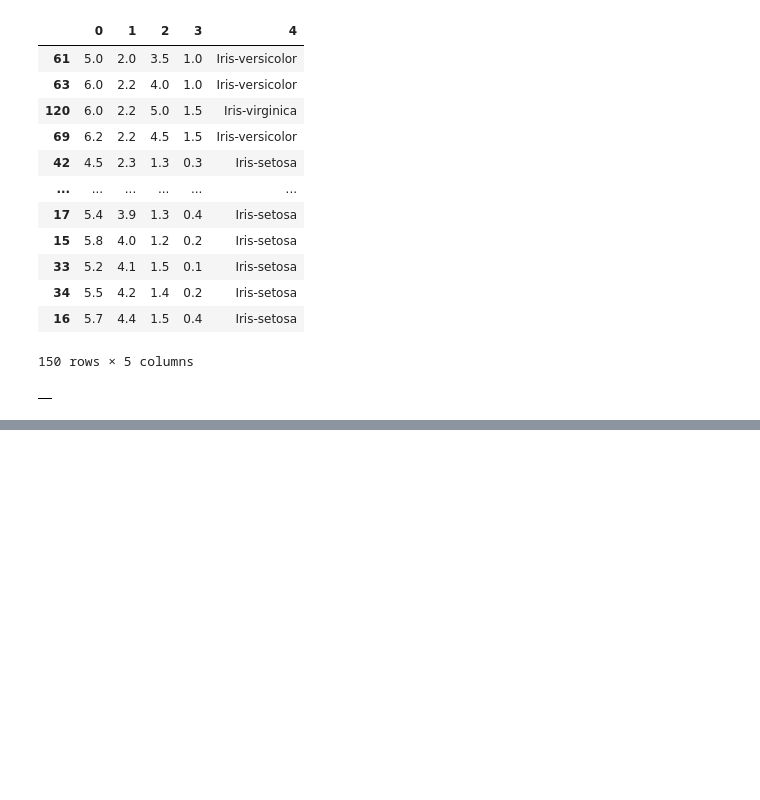
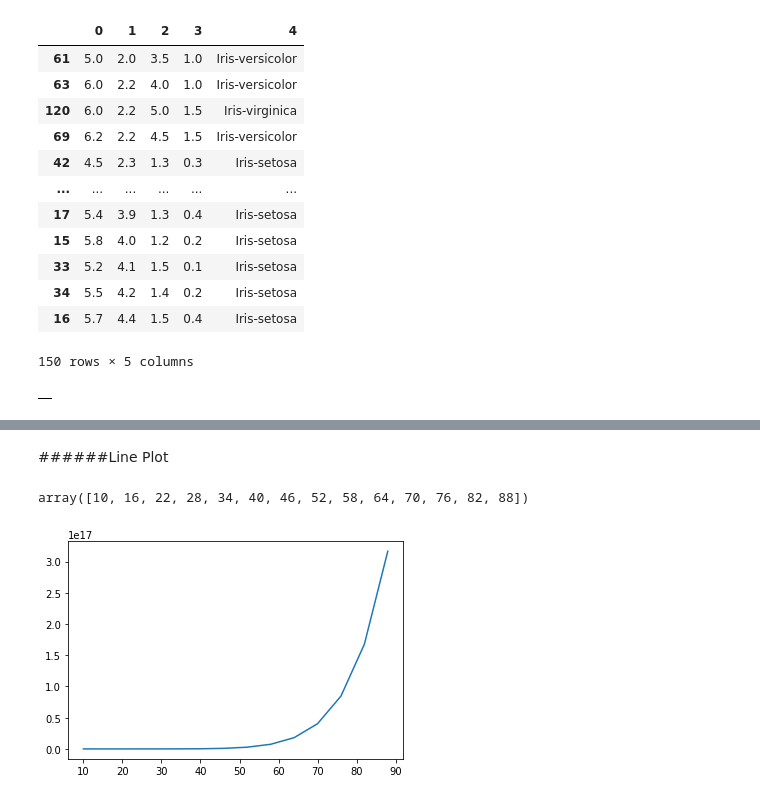
Before and after one commit to DasariRishikesh/Python_with_MachineLearning, a Jupyter notebook: Python_with_machine_learning.ipynb, the cells around one changed output, grey strips where cells are left out. Cells and saved outputs as stored; diff of their text form; code cells hidden in the pictures; blank space fills up the shorter version.

```diff
--- a/Python_with_machine_learning.ipynb
+++ b/Python_with_machine_learning.ipynb
@@ -671,0 +727,2 @@ q.sort_values(by = 1) # Get the order of the column according to the incresing o
+# %% [markdown]
+######Line Plot
@@ -671,0 +732,13 @@ q.sort_values(by = 1) # Get the order of the column according to the incresing o
+# %%
+x = np.arange(10,90,6)
+# %%
+x
+# %% [output]
+array([10, 16, 22, 28, 34, 40, 46, 52, 58, 64, 70, 76, 82, 88])
+# %%
+y = x**10
+# %%
+plt.plot(x,y)
+plt.show()
+# %% [output]
+[figure, added]
```
Also changed, not shown: parts of 22 cells of this notebook.
